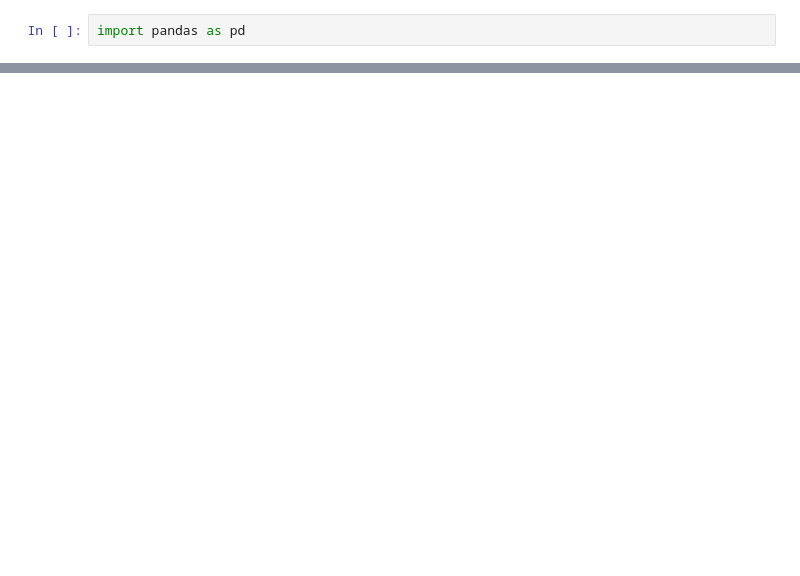
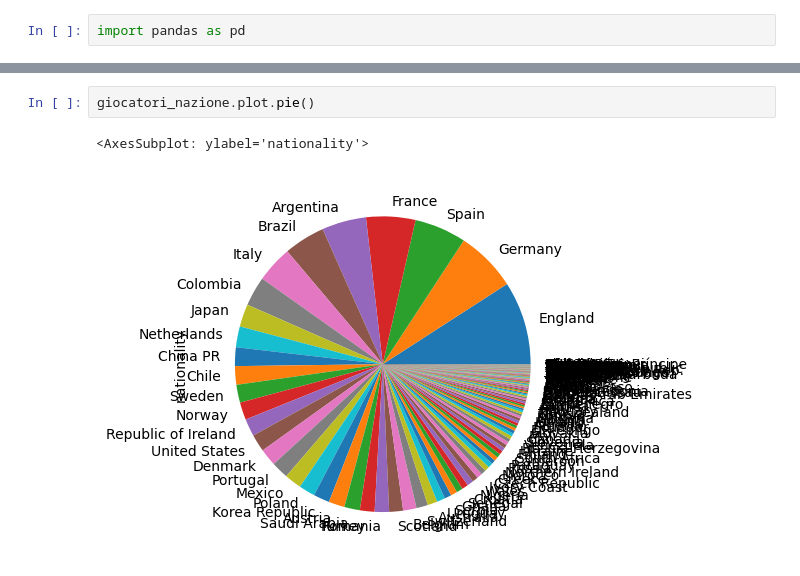
Before and after one commit to pal-dev-labs/Artificial-Intelligence-with-Python, a Jupyter notebook: 6-Pandas-part2.ipynb, the cells around one changed output, grey strips where cells are left out. Cells and saved outputs as stored; diff of their text form; blank space fills up the shorter version.

```diff
--- a/6-Pandas-part2.ipynb
+++ b/6-Pandas-part2.ipynb
@@ -215,0 +135,5 @@ data
+# %%
+giocatori_nazione.plot.pie()
+# %% [output]
+<AxesSubplot: ylabel='nationality'>
+[figure, added]
```
Also changed, not shown: parts of 89 cells of this notebook, 4 other files.
